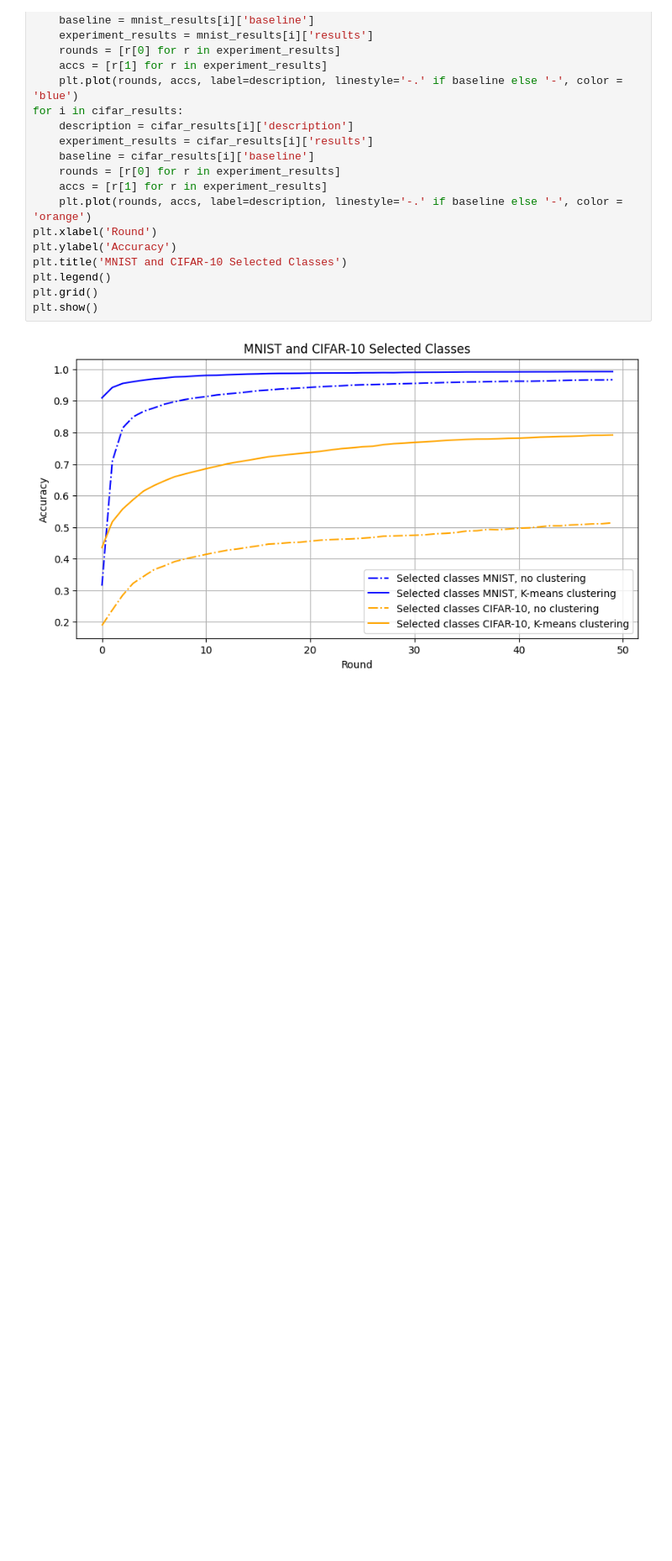
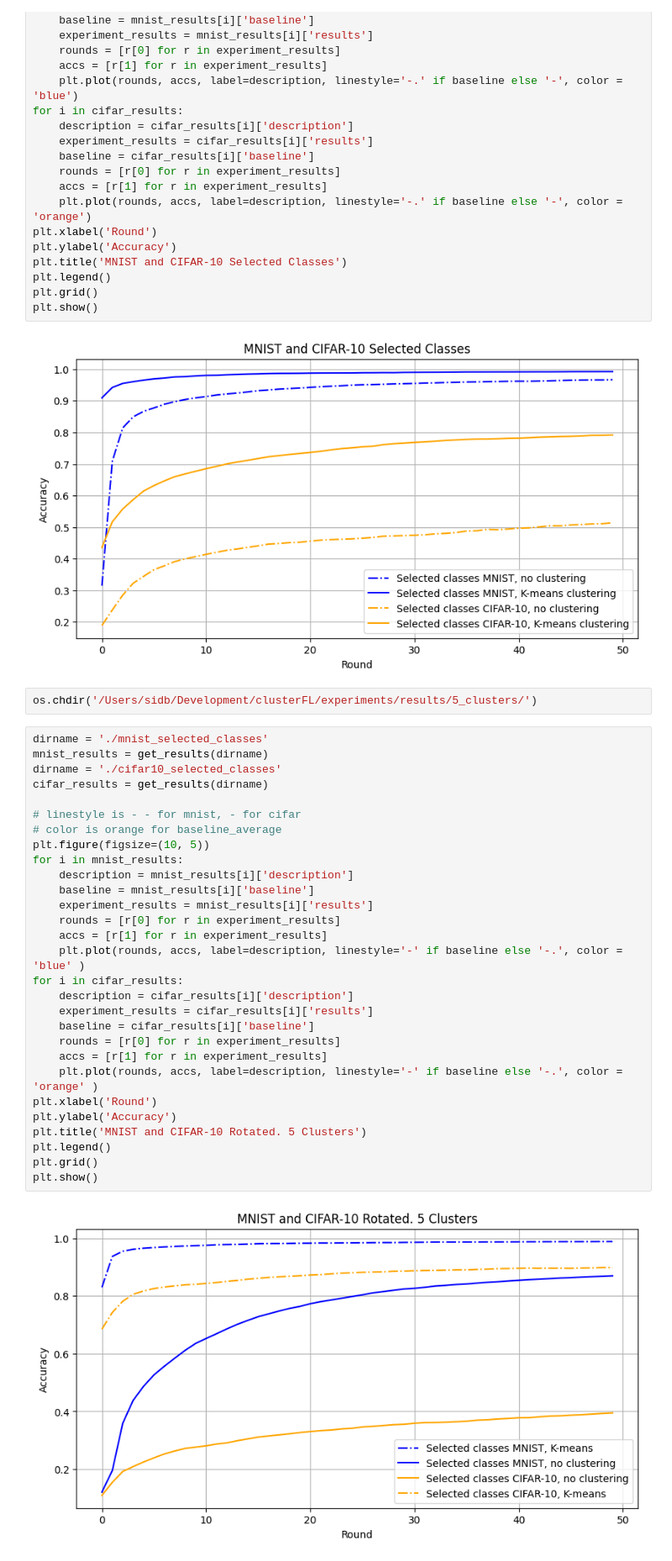
Before and after one commit to sidb70/clusterFL, a Jupyter notebook: experiments/results/results.ipynb, the cells around one changed output. Shown at 84% size. Drawn from its saved outputs; the diff is of its cells as text; blank space fills up the shorter version.

Commit message:
add 5 cluster results

```diff
--- a/experiments/results/results.ipynb
+++ b/experiments/results/results.ipynb
@@ -89,3 +89,36 @@ plt.grid()
 plt.show()
 # %% [output]
 [figure]
+# %%
+os.chdir('/Users/sidb/Development/clusterFL/experiments/results/5_clusters/')
+# %%
+dirname = './mnist_selected_classes'
+mnist_results = get_results(dirname)
+dirname = './cifar10_selected_classes'
+cifar_results = get_results(dirname)
+
+# linestyle is - - for mnist, - for cifar
+# color is orange for baseline_average
+plt.figure(figsize=(10, 5))
+for i in mnist_results:
+    description = mnist_results[i]['description']
+    baseline = mnist_results[i]['baseline']
+    experiment_results = mnist_results[i]['results']
+    rounds = [r[0] for r in experiment_results]
+    accs = [r[1] for r in experiment_results]
+    plt.plot(rounds, accs, label=description, linestyle='-' if baseline else '-.', color = 'blue' )
+for i in cifar_results:
+    description = cifar_results[i]['description']
+    experiment_results = cifar_results[i]['results']
+    baseline = cifar_results[i]['baseline']
+    rounds = [r[0] for r in experiment_results]
+    accs = [r[1] for r in experiment_results]
+    plt.plot(rounds, accs, label=description, linestyle='-' if baseline else '-.', color = 'orange' )
+plt.xlabel('Round')
+plt.ylabel('Accuracy')
+plt.title('MNIST and CIFAR-10 Rotated. 5 Clusters')
+plt.legend()
+plt.grid()
+plt.show()
+# %% [output]
+[figure, added]
```
Also changed, not shown: 4 other files.
